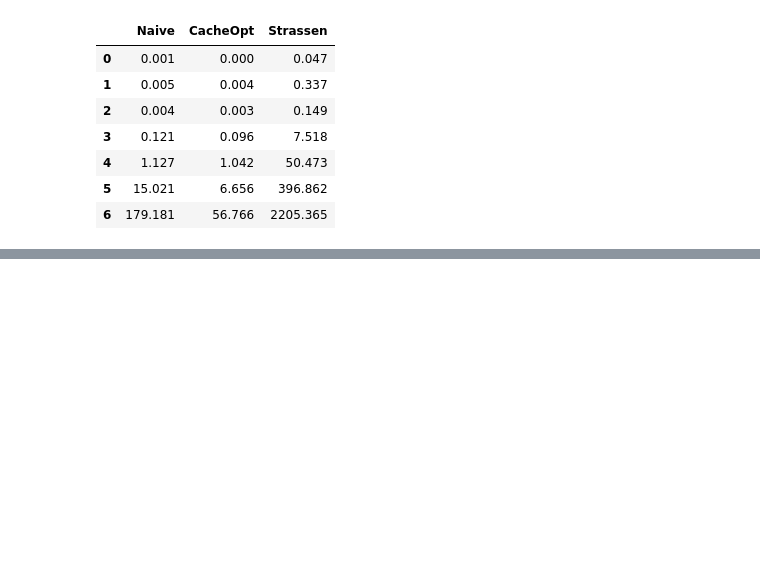
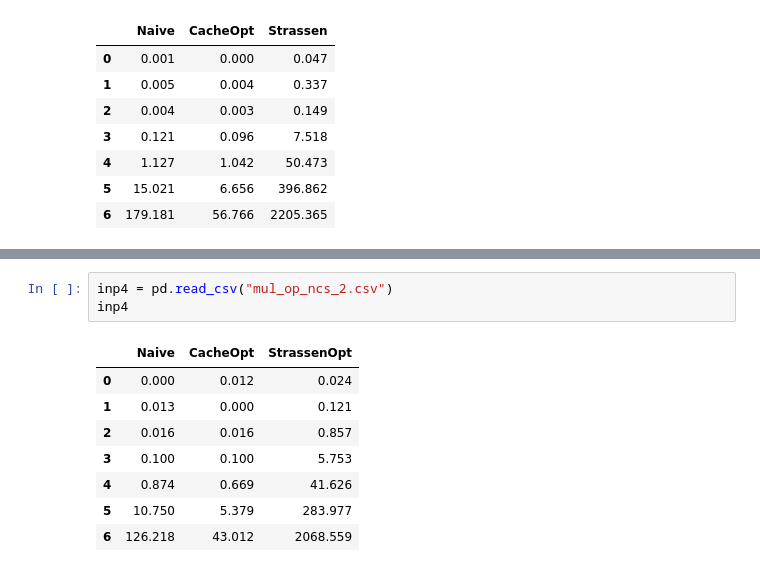
Before and after one commit to sn2606/SciComp, a Jupyter notebook: Results/data_viz.ipynb, the cells around one changed output, grey strips where cells are left out. Cells and saved outputs as stored; diff of their text form; blank space fills up the shorter version.

```diff
--- a/Results/data_viz.ipynb
+++ b/Results/data_viz.ipynb
@@ -112 +120,13 @@ plt.legend()
 [figure]
+# %%
+inp4 = pd.read_csv("mul_op_ncs_2.csv")
+inp4
+# %% [output]
+|  | Naive | CacheOpt | StrassenOpt |
+| 0 | 0.000 | 0.012 | 0.024 |
+| 1 | 0.013 | 0.000 | 0.121 |
+| 2 | 0.016 | 0.016 | 0.857 |
+| 3 | 0.100 | 0.100 | 5.753 |
+| 4 | 0.874 | 0.669 | 41.626 |
+| 5 | 10.750 | 5.379 | 283.977 |
+| 6 | 126.218 | 43.012 | 2068.559 |
```
Also changed, not shown: parts of 9 cells of this notebook, 2 other files.
